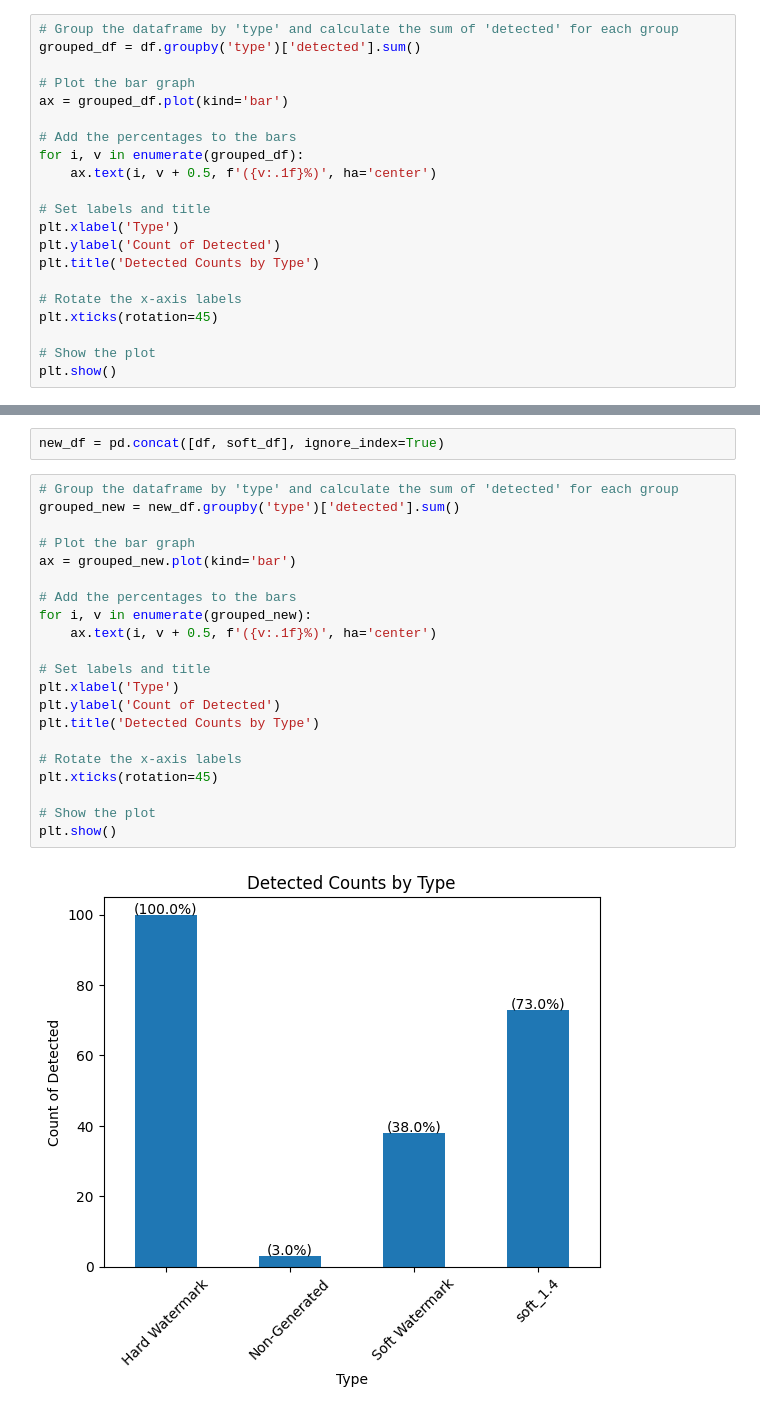
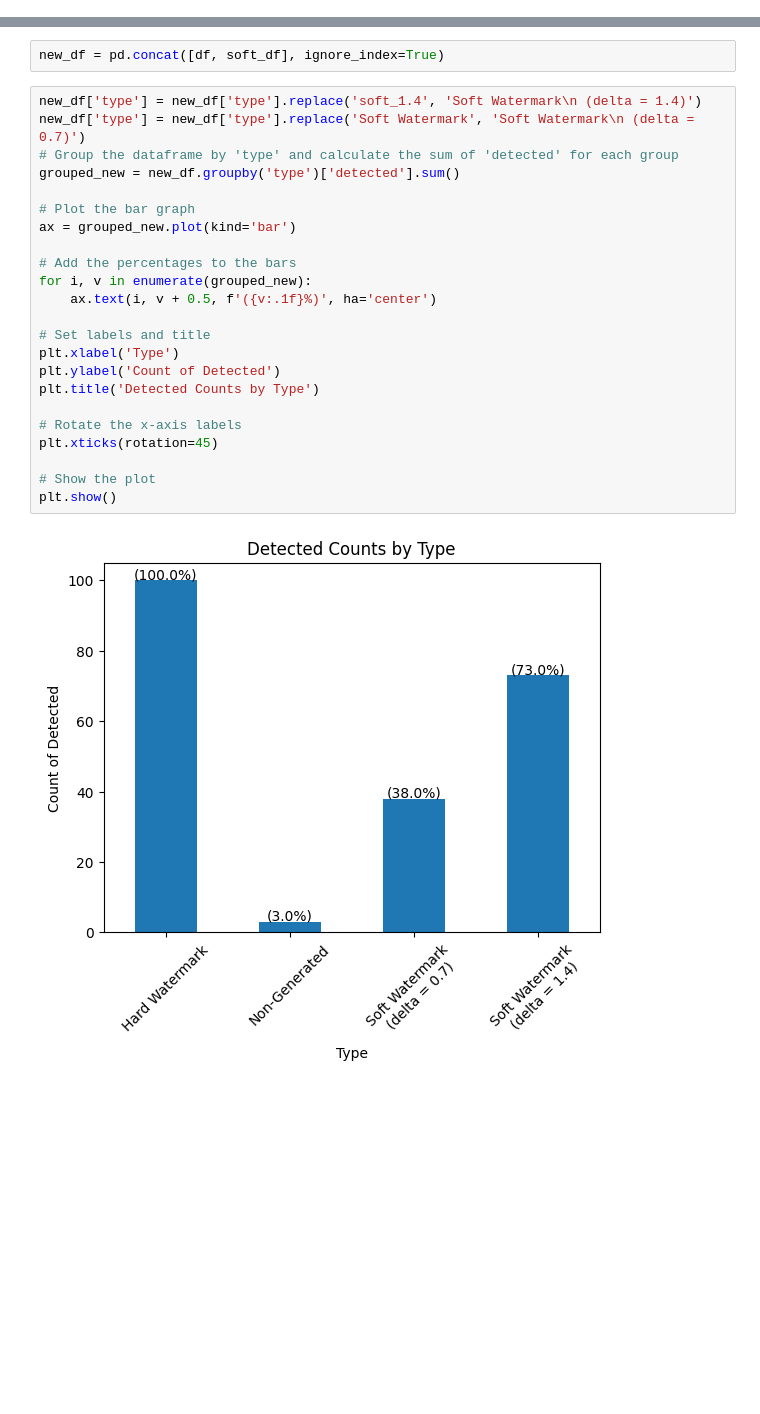
Before and after one commit to 24npl1/cs375-final, a Jupyter notebook: testing.ipynb, the cells around one changed output, grey strips where cells are left out. Drawn from its saved outputs; the diff is of its cells as text; blank space fills up the shorter version.

```diff
--- a/testing.ipynb
+++ b/testing.ipynb
@@ -146,24 +146,3 @@ df.loc[df['prob'] >= 0.95, 'detected'] = 1
 hand = df[df['type'] == 'Non-Generated'].copy()
 soft = df[df['type'] == 'Soft Watermark'].copy()
 hard = df[df['type'] == 'Hard Watermark'].copy()
-# %%
-# Group the dataframe by 'type' and calculate the sum of 'detected' for each group
-grouped_df = df.groupby('type')['detected'].sum()
-
-# Plot the bar graph
-ax = grouped_df.plot(kind='bar')
-
-# Add the percentages to the bars
-for i, v in enumerate(grouped_df):
-    ax.text(i, v + 0.5, f'({v:.1f}%)', ha='center')
-
-# Set labels and title
-plt.xlabel('Type')
-plt.ylabel('Count of Detected')
-plt.title('Detected Counts by Type')
-
-# Rotate the x-axis labels
-plt.xticks(rotation=45)
-
-# Show the plot
-plt.show()
@@ -214,25 +194,27 @@ plt.show()
 # %%
 new_df = pd.concat([df, soft_df], ignore_index=True)
 # %%
+new_df['type'] = new_df['type'].replace('soft_1.4', 'Soft Watermark\n (delta = 1.4)')
+new_df['type'] = new_df['type'].replace('Soft Watermark', 'Soft Watermark\n (delta = 0.7)')
 # Group the dataframe by 'type' and calculate the sum of 'detected' for each group
 grouped_new = new_df.groupby('type')['detected'].sum()
 
 # Plot the bar graph
 ax = grouped_new.plot(kind='bar')
 
 # Add the percentages to the bars
 for i, v in enumerate(grouped_new):
     ax.text(i, v + 0.5, f'({v:.1f}%)', ha='center')
 
 # Set labels and title
 plt.xlabel('Type')
 plt.ylabel('Count of Detected')
 plt.title('Detected Counts by Type')
 
 # Rotate the x-axis labels
 plt.xticks(rotation=45)
 
 # Show the plot
 plt.show()
 # %% [output]
-[figure, old version]
+[figure, new version]
```
Also changed, not shown: parts of 3 cells of this notebook, 9 other files.
